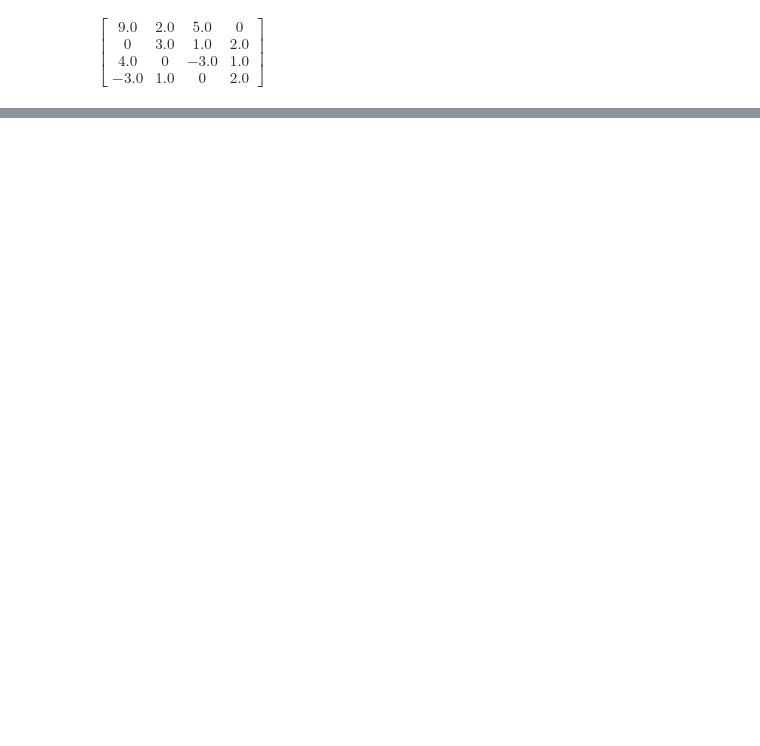
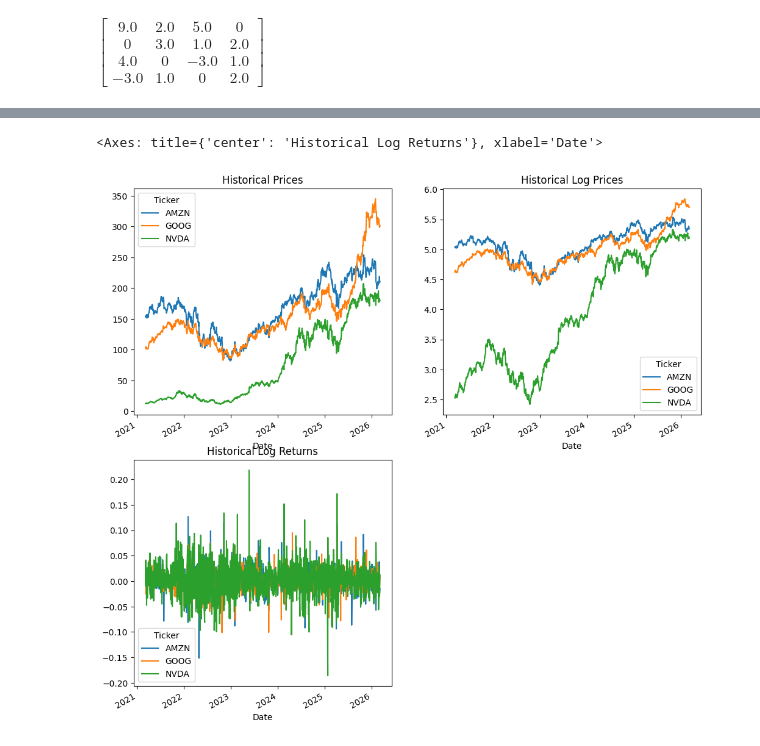
Before and after one commit to rkrishnavedic/scientific-computing-for-finance, a Jupyter notebook: Lecture Notes/Lecture02.ipynb, the cells around one changed output, grey strips where cells are left out. Saved outputs shown, nothing was run; the diff lists cells and outputs as text; code cells hidden in the pictures; blank space fills up the shorter version.

```diff
--- a/Lecture Notes/Lecture02.ipynb
+++ b/Lecture Notes/Lecture02.ipynb
@@ -141,0 +283,7 @@ $\displaystyle \left[\begin{matrix}9.0 & 2.0 & 5.0 & 0\\0 & 3.0 & 1.0 & 2.0\\4.0
+# %%
+import yfinance as yf
+import pandas as pd
+
+tickers = ['AMZN', 'NVDA', 'GOOG']
+# 'Close' prices are usually what's used for factor analysis
+df = yf.download(tickers, period="5y")['Close']
@@ -141,0 +309,17 @@ $\displaystyle \left[\begin{matrix}9.0 & 2.0 & 5.0 & 0\\0 & 3.0 & 1.0 & 2.0\\4.0
+# %%
+import matplotlib.pyplot as plt
+import numpy as np
+fig = plt.figure(figsize=[12,12])
+ax1 = fig.add_subplot(221)
+df.plot(title='Historical Prices', ax=ax1)
+
+ax2 = fig.add_subplot(222)
+log_prices = np.log(df)
+log_prices.plot(title='Historical Log Prices', ax=ax2)
+
+ax3 = fig.add_subplot(223)
+log_returns = np.log(df).diff()
+log_returns.plot(title='Historical Log Returns', ax=ax3)
+# %% [output]
+<Axes: title={'center': 'Historical Log Returns'}, xlabel='Date'>
+[figure, added]
```
Also changed, not shown: parts of 11 cells of this notebook, 1 other file.
